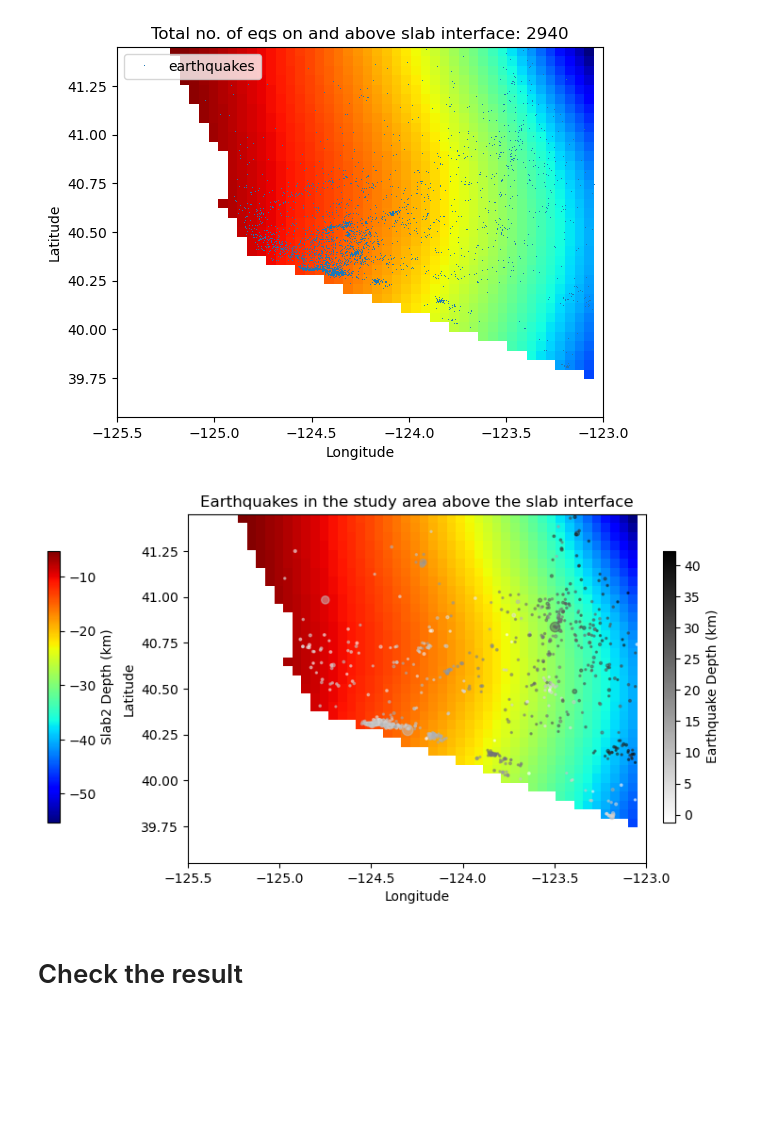
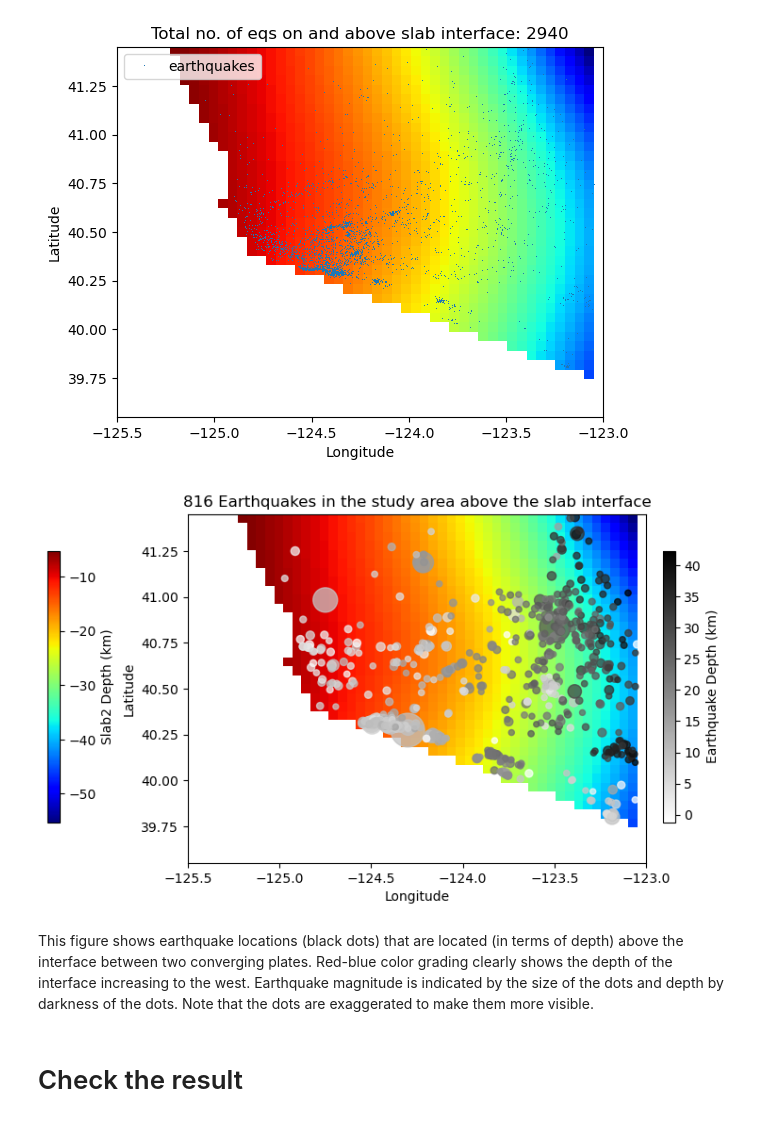
Before and after one commit to arif-geo/e_sci_data_analysis_test, a Jupyter notebook: earth_sci_data_analysis/Final_project/code/Part_1_UpperPlateEQs.ipynb, the cells around one changed output. Cells and saved outputs as stored; diff of their text form; code cells hidden in the pictures; blank space fills up the shorter version.

```diff
--- a/earth_sci_data_analysis/Final_project/code/Part_1_UpperPlateEQs.ipynb
+++ b/earth_sci_data_analysis/Final_project/code/Part_1_UpperPlateEQs.ipynb
@@ -125,37 +125,39 @@ sm1 = plt.cm.ScalarMappable(
     norm=plt.Normalize(vmin=slab2_no_nan['depth'].min(), vmax=slab2_no_nan['depth'].max())
     )
 sm1.set_array([])
 cax1 = fig.add_axes([-0.1, 0.2, 0.02, 0.6])  # [left, bottom, width, height]
 colorbar = fig.colorbar(sm1, cax=cax1, label='Slab2 Depth (km)')
 
 # plot the earthquakes above the slab
 ax.scatter(above_slab_eq_df['longitude'], above_slab_eq_df['latitude'],
     marker='.',
-    s=np.exp(above_slab_eq_df['mag']), # make markersize proportional to the magnitude
+    s=np.exp(above_slab_eq_df['mag'])*10, # make markersize proportional to the magnitude
     c=above_slab_eq_df['depth'],
     cmap='binary',
-    alpha=0.5,
+    alpha=0.75,
     label='earthquake depth above the slab'
     )
 ax.set_xlim(-125.5, -123)
 
 # figure titles and others
-ax.set_title('Earthquakes in the study area above the slab interface')
+ax.set_title(f'{len(above_slab_eq_df)} Earthquakes in the study area above the slab interface')
 ax.set_xlabel('Longitude')
 ax.set_ylabel('Latitude')
 
 # add colorbar for earthquake depth
 sm2 = plt.cm.ScalarMappable(
     cmap='binary',
     norm=plt.Normalize(vmin=above_slab_eq_df['depth'].min(), vmax=above_slab_eq_df['depth'].max())
     )
 sm2.set_array([])
 cax2 = fig.add_axes([0.92, 0.2, 0.02, 0.6])  # adjust position as needed
 colorbar2 = fig.colorbar(sm2, cax=cax2, label='Earthquake Depth (km)')
 
 plt.show()
 # %% [output]
-[figure, old version]
+[figure, new version]
+# %% [markdown]
+This figure shows earthquake locations (black dots) that are located (in terms of depth) above the interface between two converging plates. Red-blue color grading clearly shows the depth of the interface increasing to the west. Earthquake magnitude is indicated by the size of the dots and depth by darkness of the dots. Note that the dots are exaggerated to make them more visible.
 # %% [markdown]
 # Check the result
 # %%
```
Also changed, not shown: parts of 2 cells of this notebook.
